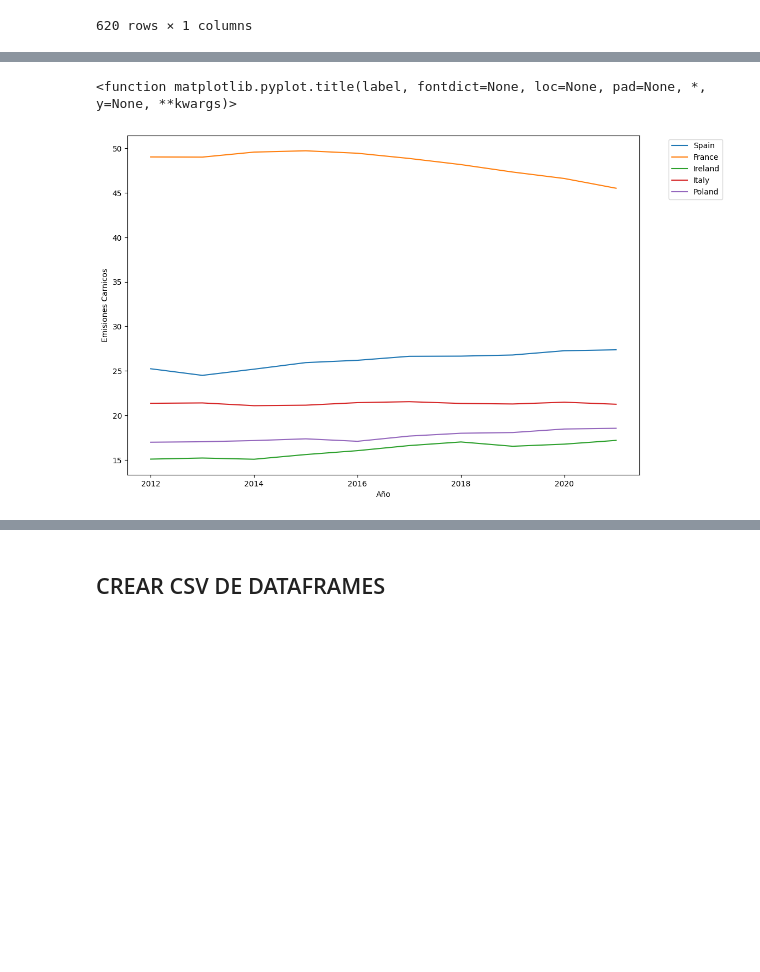
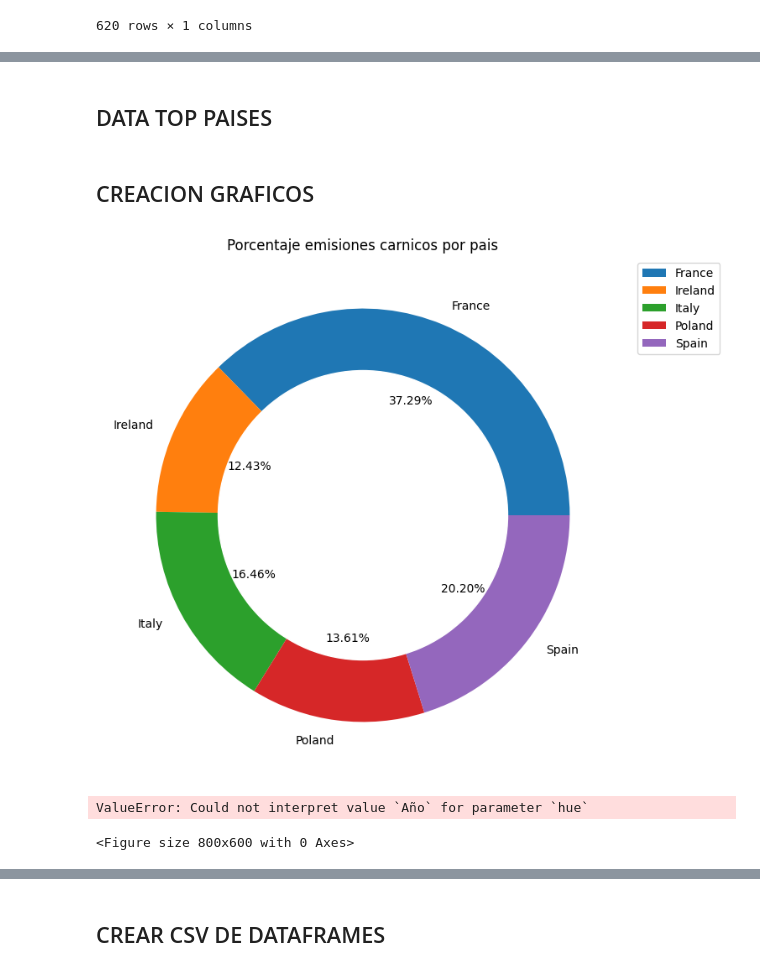
Before and after one commit to JuditRoca/Carnic_impact_EDA, a Jupyter notebook: Emisiones_car_agr.ipynb, the cells around one changed output, grey strips where cells are left out. Drawn from its saved outputs; the diff is of its cells as text; code cells hidden in the pictures; blank space fills up the shorter version.

Commit message:
graficos, memoria, act.documentos

```diff
--- a/Emisiones_car_agr.ipynb
+++ b/Emisiones_car_agr.ipynb
@@ -99,0 +100,4 @@ agri_car_emision = pd.concat([agri_emisiones, nueva], axis=1)
+# %%
+#Uno de los data frames hacia duplicado de valores, al juntarlos ese duplicado presetna un Nan en
+#emisiones agr x lo que elimino los duplicados
+agri_car_emision.dropna(inplace=True)
@@ -100,17 +120,62 @@ agri_car_emision = pd.concat([agri_emisiones, nueva], axis=1)
+# %% [markdown]
+## DATA TOP PAISES
 # %%
 #Me quedo solo con los paises top en pob bovina
 agri_car_emision_top= agri_car_emision[agri_car_emision["Pais"].isin(["France", "Spain", "Germany", "Ireland", "Italy", "Poland"])]
 # %%
 agri_car_emision_top= agri_car_emision_top.reset_index(drop=True)
-# %%
-#Uno de los data frames hacia duplicado de valores, al juntarlos ese duplicado presetna un Nan en
-#emisiones agr x lo que elimino los duplicados
-agri_car_emision_top.dropna(inplace=True)
-# %%
-plt.figure(figsize=(12,8))
-sns.lineplot(data = agri_car_emision_top, x= "Año", y = "Emisiones Carnicos", hue= "Pais")
-plt.legend(bbox_to_anchor=(1.05, 1), loc='upper left')
-plt.title
-# %% [output]
-<function matplotlib.pyplot.title(label, fontdict=None, loc=None, pad=None, *, y=None, **kwargs)>
-[figure, removed]
+# %% [markdown]
+## CREACION GRAFICOS
+# %%
+import matplotlib.pyplot as plt
+objeto = agri_car_emision_top
+columna = "Emisiones Carnicos"
+nombre_archivo = "Emisiones_pais%_carne"
+titulo = "Porcentaje emisiones carnicos por pais"
+# create data
+
+data = (objeto.groupby('Pais')[columna].sum() / agri_car_emision[columna].sum()) * 100
+
+
+# # Create a circle for the center of the plot
+my_circle=plt.Circle( (0,0),
+                     0.7, # Grosor del donut
+                     color='white')
+
+fig2 = plt.figure(figsize=(8,8))
+
+plt.pie(data.values,
+        labels=data.index,
+        autopct='%1.2f%%');
+
+p=plt.gcf()
+p.gca().add_artist(my_circle);
+plt.legend(bbox_to_anchor=(1.02, 1), loc='upper left')
+plt.title(titulo)
+fig2.savefig('Graficos/{}.png'.format(nombre_archivo), bbox_inches='tight')
+# %% [output]
+[figure, added]
+# %%
+#scaterplot correlacion agricultura y carnicos
+objeto = agri_car_emision_top
+columna_x = "Emisiones Agricultura"
+columna_y = "Emisiones Carnicos"
+nombre_archivo = "scatterplot_agri_carn_por_pais"
+titulo = "Correlación por paises"
+x = objeto[columna_x]
+y = objeto[columna_y]
+
+
+correlacion1= plt.figure(figsize=(8, 6))
+sns.scatterplot(x=x, y=y, hue='Año')
+
+# Ajustar los títulos de los ejes
+plt.xlabel(" '" + columna_x + "'")
+plt.ylabel(" '" + columna_y + "'")
+
+# Mostrar el gráfico
+plt.show()
+#correlacion1.savefig('Graficos/{}.png'.format(nombre_archivo), bbox_inches='tight')
+# %% [output]
+ValueError: Could not interpret value `Año` for parameter `hue`
+<Figure size 800x600 with 0 Axes>
```
Also changed, not shown: parts of 13 cells of this notebook, 19 other files.
